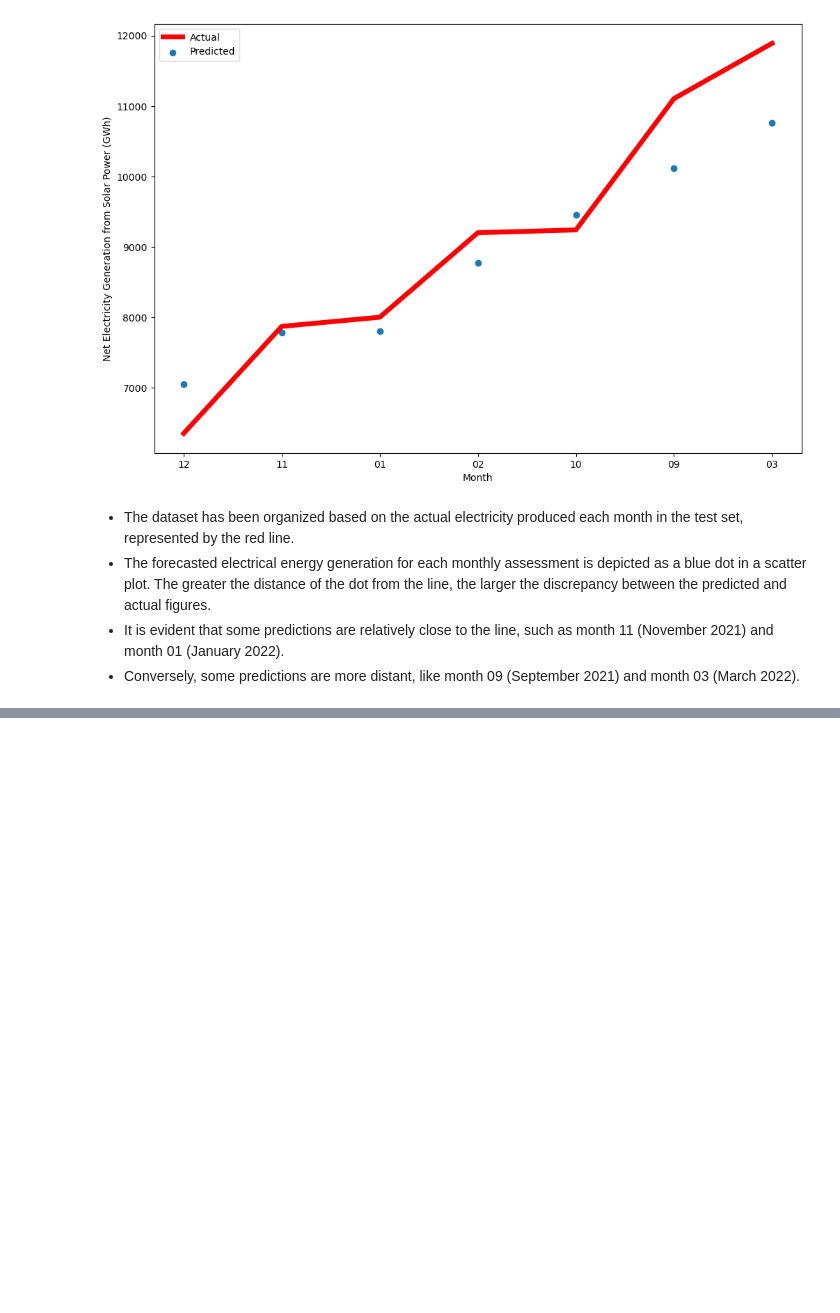
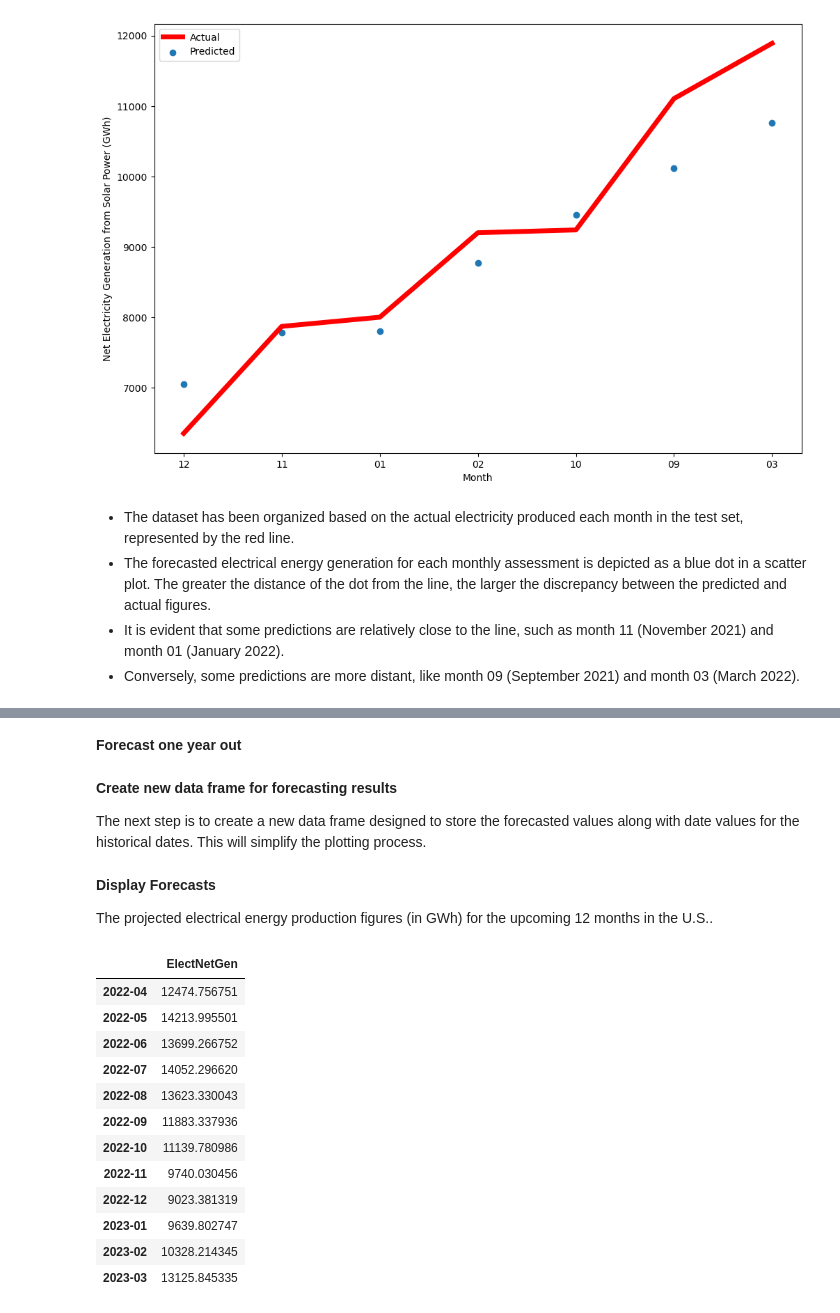
Before and after one commit to tyrantdavis/Forecasting-Solar-Power, a Jupyter notebook: SolarPower.ipynb, the cells around one changed output, grey strips where cells are left out. Saved outputs shown, nothing was run; the diff lists cells and outputs as text; code cells hidden in the pictures; blank space fills up the shorter version.

Commit message:
Forecast future solar-power electricity generation.

```diff
--- a/SolarPower.ipynb
+++ b/SolarPower.ipynb
@@ -347,0 +350,33 @@ graph_prediction_residuals(X_test, predictions.values)
+# %% [markdown]
+**Forecast one year out**
+# %%
+forecasts = model_fit.predict(start="2022-04", end="2023-03")
+# %% [markdown]
+**Create new data frame for forecasting results**
+
+The next step is to create a new data frame designed to store the forecasted values along with date values for the historical dates. This will simplify the plotting process.
+# %%
+forecasts = forecasts.rename("ElectNetGen")
+forecasts_dataframe = pd.DataFrame(
+    forecasts, index=forecasts.index, columns=["ElectNetGen"]
+)
+# %% [markdown]
+**Display Forecasts**
+
+The projected electrical energy production figures (in GWh) for the upcoming 12 months in the U.S..
+# %%
+forecasts_dataframe.head(12)
+# %% [output]
+|  | ElectNetGen |
+| 2022-04 | 12474.756751 |
+| 2022-05 | 14213.995501 |
+| 2022-06 | 13699.266752 |
+| 2022-07 | 14052.296620 |
+| 2022-08 | 13623.330043 |
+| 2022-09 | 11883.337936 |
+| 2022-10 | 11139.780986 |
+| 2022-11 | 9740.030456 |
+| 2022-12 | 9023.381319 |
+| 2023-01 | 9639.802747 |
+| 2023-02 | 10328.214345 |
+| 2023-03 | 13125.845335 |
```
Also changed, not shown: parts of 2 cells of this notebook.
